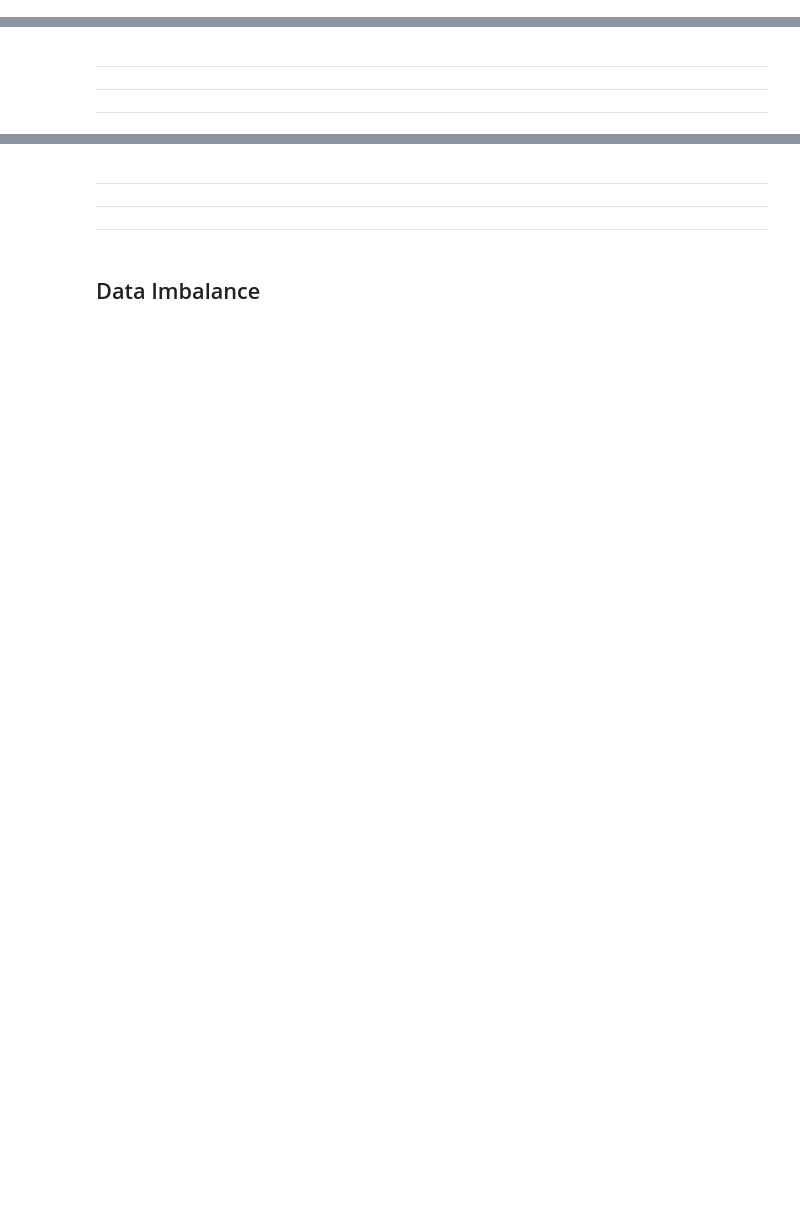
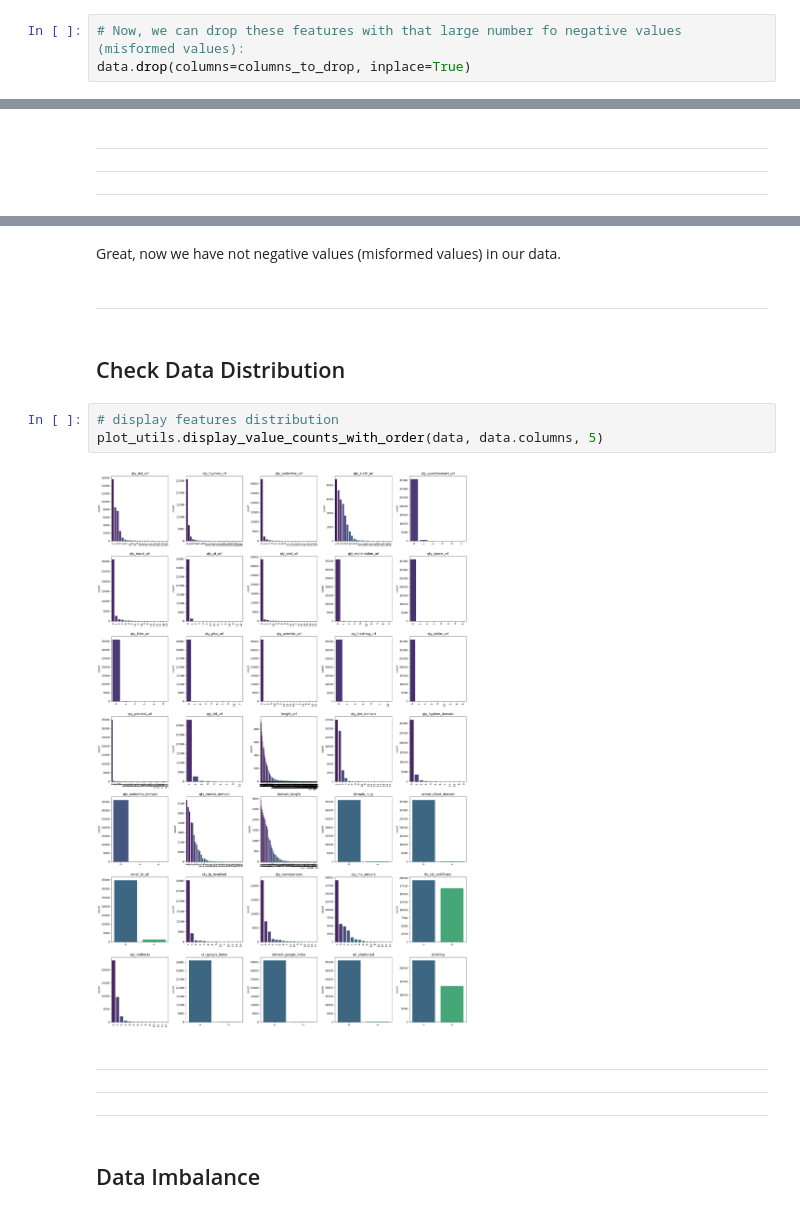
Before and after one commit to AdhamGamal/Simple-Phishing-Classification, a Jupyter notebook: pipeline.ipynb, the cells around one changed output, grey strips where cells are left out. Cells and saved outputs as stored; diff of their text form; blank space fills up the shorter version.

```diff
--- a/pipeline.ipynb
+++ b/pipeline.ipynb
@@ -110,0 +293,3 @@ pu.display_value_counts_with_order(filtered_data, filtered_data.columns, 5)
+# %%
+# Now, we can drop these features with that large number fo negative values (misformed values):
+data.drop(columns=columns_to_drop, inplace=True)
@@ -124,3 +373,14 @@ pu.display_value_counts_with_order(filtered_data, filtered_data.columns, 5)
+# %% [markdown]
+Great, now we have not negative values (misformed values) in our data.
+# %% [markdown]
+---
+# %% [markdown]
+## Check Data Distribution
+# %%
+# display features distribution
+plot_utils.display_value_counts_with_order(data, data.columns, 5)
+# %% [output]
+[figure, added]
 # %% [markdown]
 ---
 ---
```
Also changed, not shown: parts of 56 cells of this notebook, 2 other files.
